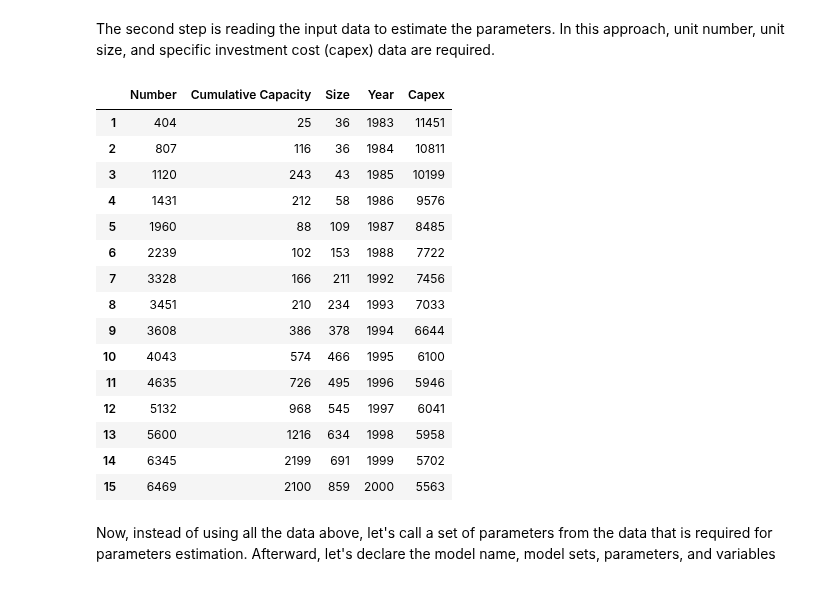
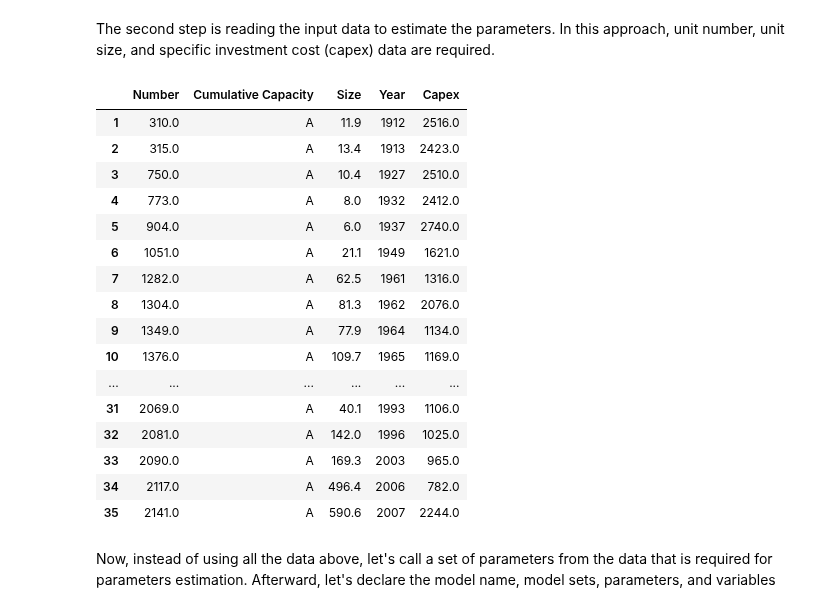
Before and after one commit to ywpratama/message_ix, a Jupyter notebook: tutorial/technology_learning_parameters/Learning and Economies-of-scale Parameters Estimation.ipynb, the cells around one changed output. Drawn from its saved outputs; the diff is of its cells as text; code cells hidden in the pictures.

```diff
--- a/tutorial/technology_learning_parameters/Learning and Economies-of-scale Parameters Estimation.ipynb
+++ b/tutorial/technology_learning_parameters/Learning and Economies-of-scale Parameters Estimation.ipynb
@@ -18,28 +18,32 @@ The second step is reading the input data to estimate the parameters. In this ap
 # %%
 # reading data from excel
 df = pd.read_excel('./data.xlsx',
-                   sheet_name=0, header=[0],
+                   sheet_name=1, header=[0],
                    skiprows=[1], usecols='A:E').dropna()
+
+df = df.reset_index(drop=True)
+
 df.index += 1   # making index start from 1
 
 df
 # %% [output]
 |  | Number | Cumulative Capacity | Size | Year | Capex |
-| 1 | 404 | 25 | 36 | 1983 | 11451 |
-| 2 | 807 | 116 | 36 | 1984 | 10811 |
-| 3 | 1120 | 243 | 43 | 1985 | 10199 |
-| 4 | 1431 | 212 | 58 | 1986 | 9576 |
-| 5 | 1960 | 88 | 109 | 1987 | 8485 |
-| 6 | 2239 | 102 | 153 | 1988 | 7722 |
-| 7 | 3328 | 166 | 211 | 1992 | 7456 |
-| 8 | 3451 | 210 | 234 | 1993 | 7033 |
-| 9 | 3608 | 386 | 378 | 1994 | 6644 |
-| 10 | 4043 | 574 | 466 | 1995 | 6100 |
-| 11 | 4635 | 726 | 495 | 1996 | 5946 |
-| 12 | 5132 | 968 | 545 | 1997 | 6041 |
-| 13 | 5600 | 1216 | 634 | 1998 | 5958 |
-| 14 | 6345 | 2199 | 691 | 1999 | 5702 |
-| 15 | 6469 | 2100 | 859 | 2000 | 5563 |
+| 1 | 310.0 | A | 11.9 | 1912 | 2516.0 |
+| 2 | 315.0 | A | 13.4 | 1913 | 2423.0 |
+| 3 | 750.0 | A | 10.4 | 1927 | 2510.0 |
+| 4 | 773.0 | A | 8.0 | 1932 | 2412.0 |
+| 5 | 904.0 | A | 6.0 | 1937 | 2740.0 |
+| 6 | 1051.0 | A | 21.1 | 1949 | 1621.0 |
+| 7 | 1282.0 | A | 62.5 | 1961 | 1316.0 |
+| 8 | 1304.0 | A | 81.3 | 1962 | 2076.0 |
+| 9 | 1349.0 | A | 77.9 | 1964 | 1134.0 |
+| 10 | 1376.0 | A | 109.7 | 1965 | 1169.0 |
+| ... | ... | ... | ... | ... | ... |
+| 31 | 2069.0 | A | 40.1 | 1993 | 1106.0 |
+| 32 | 2081.0 | A | 142.0 | 1996 | 1025.0 |
+| 33 | 2090.0 | A | 169.3 | 2003 | 965.0 |
+| 34 | 2117.0 | A | 496.4 | 2006 | 782.0 |
+| 35 | 2141.0 | A | 590.6 | 2007 | 2244.0 |
 # %% [markdown]
 Now, instead of using all the data above, let's call a set of parameters from the data that is required for parameters estimation. Afterward, let's declare the model name, model sets, parameters, and variables
 # %%
```
Also changed, not shown: parts of 3 cells of this notebook, 2 other files.
